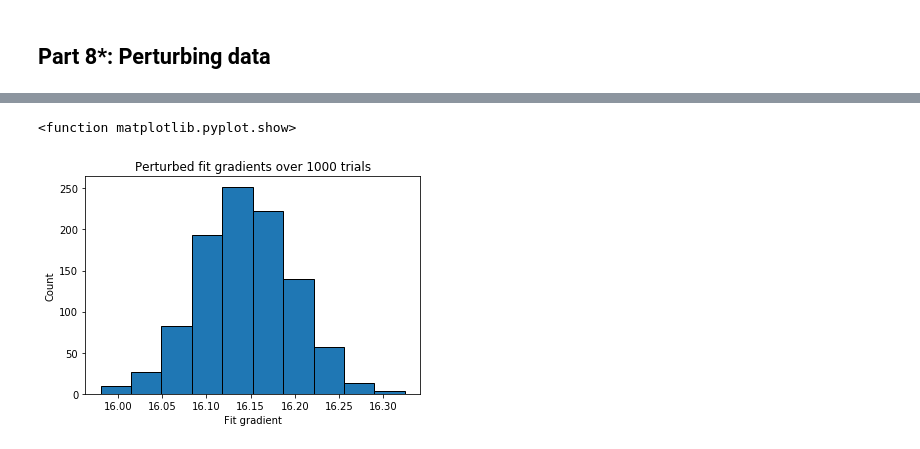
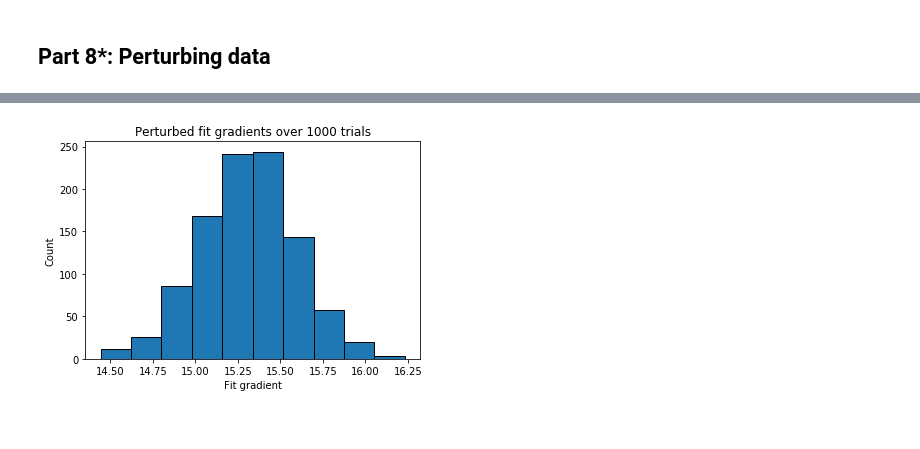
Before and after one commit to LLi1996/astrostat_lab1, a Jupyter notebook: code/lab1_isaac.ipynb, the cells around one changed output, grey strips where cells are left out. Cells and saved outputs as stored; diff of their text form; code cells hidden in the pictures.

```diff
--- a/code/lab1_isaac.ipynb
+++ b/code/lab1_isaac.ipynb
@@ -266,7 +216,7 @@ censored_data = velocity
 ## Part 8*: Perturbing data
 # %%
 def perturbed(err):
-    touch = np.random.normal(err)
+    touch = np.random.normal(0, err)
     return touch
 # %%
 n = 1000 #trials
@@ -289,9 +240,9 @@ plt.show()
 # %%
 plt.hist(gradient, ec='black')
 plt.title('Perturbed fit gradients over 1000 trials')
 plt.ylabel('Count')
 plt.xlabel('Fit gradient')
-plt.show
+plt.savefig('perturbed_histogram.pdf', dpi=1000)
+plt.show()
 # %% [output]
-<function matplotlib.pyplot.show>
-[figure, old version]
+[figure, new version]
```
Also changed, not shown: parts of 12 cells of this notebook, 9 other files.
